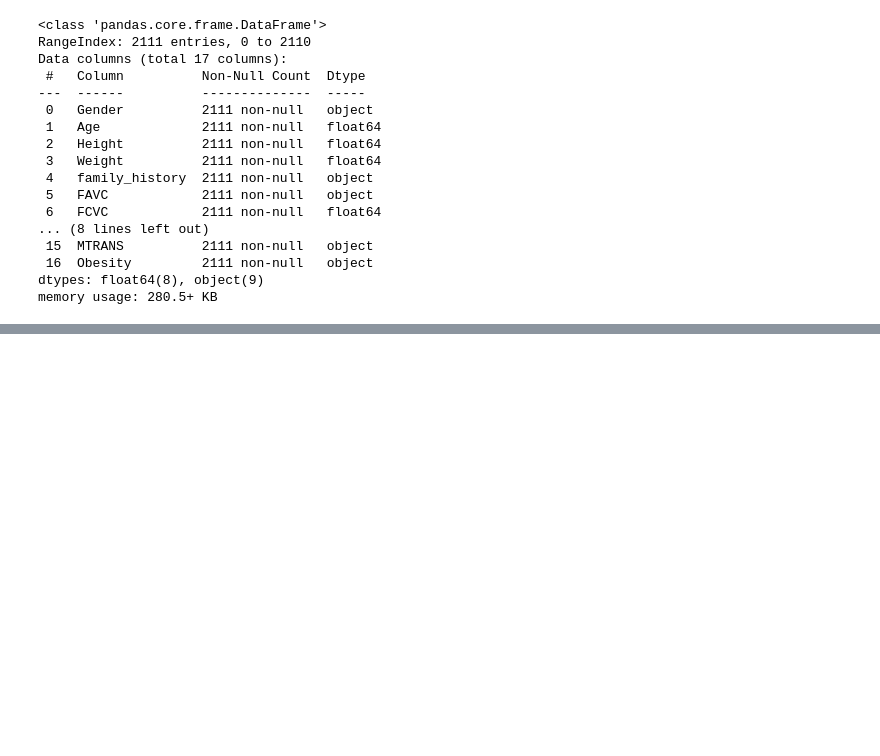
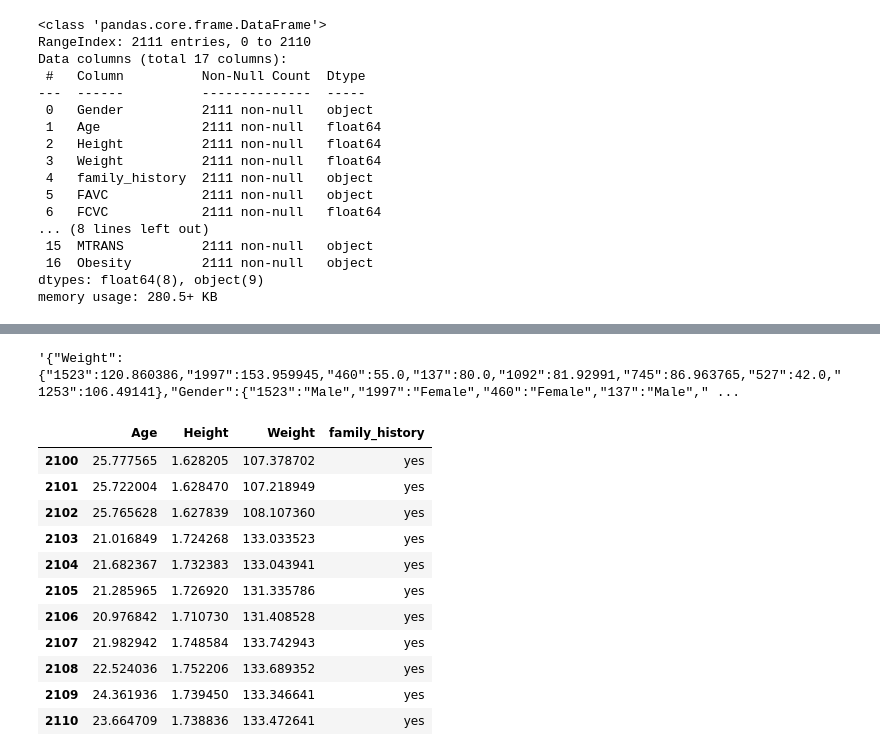
Before and after one commit to Aakashraz/data-science, a Jupyter notebook: learn-pandas.ipynb, the cells around one changed output, grey strips where cells are left out. Cells and saved outputs as stored; diff of their text form; code cells hidden in the pictures; blank space fills up the shorter version.

Commit message:
new files .csv created and work on boolean indexing

```diff
--- a/learn-pandas.ipynb
+++ b/learn-pandas.ipynb
@@ -74,0 +75,25 @@ obesity_data
+# %%
+df1 = pd.read_csv("obesity_prediction.csv", index_col=3) # Fourth column becomes index
+# df1.reset_index().to_csv("mydata.csv", index=None)
+# df1.reset_index() will reset the position of the column to the first column, if index=None is given, else move the column's index position to its original position.
+df1.reset_index().sample(8, random_state=2).to_json()
+# %% [output]
+'{"Weight":{"1523":120.860386,"1997":153.959945,"460":55.0,"137":80.0,"1092":81.92991,"745":86.963765,"527":42.0,"1253":106.49141},"Gender":{"1523":"Male","1997":"Female","460":"Female","137":"Male"," ...
+# %%
+loc_data = obesity_data.loc[1:19,"Gender":"family_history"]
+# loc_data, obesity_data.head(19)
+loc_data = obesity_data.loc[2100: , 'Age':'family_history']
+loc_data
+# %% [output]
+|  | Age | Height | Weight | family_history |
+| 2100 | 25.777565 | 1.628205 | 107.378702 | yes |
+| 2101 | 25.722004 | 1.628470 | 107.218949 | yes |
+| 2102 | 25.765628 | 1.627839 | 108.107360 | yes |
+| 2103 | 21.016849 | 1.724268 | 133.033523 | yes |
+| 2104 | 21.682367 | 1.732383 | 133.043941 | yes |
+| 2105 | 21.285965 | 1.726920 | 131.335786 | yes |
+| 2106 | 20.976842 | 1.710730 | 131.408528 | yes |
+| 2107 | 21.982942 | 1.748584 | 133.742943 | yes |
+| 2108 | 22.524036 | 1.752206 | 133.689352 | yes |
+| 2109 | 24.361936 | 1.739450 | 133.346641 | yes |
+| 2110 | 23.664709 | 1.738836 | 133.472641 | yes |
```
Also changed, not shown: parts of 5 cells of this notebook, 3 other files.
